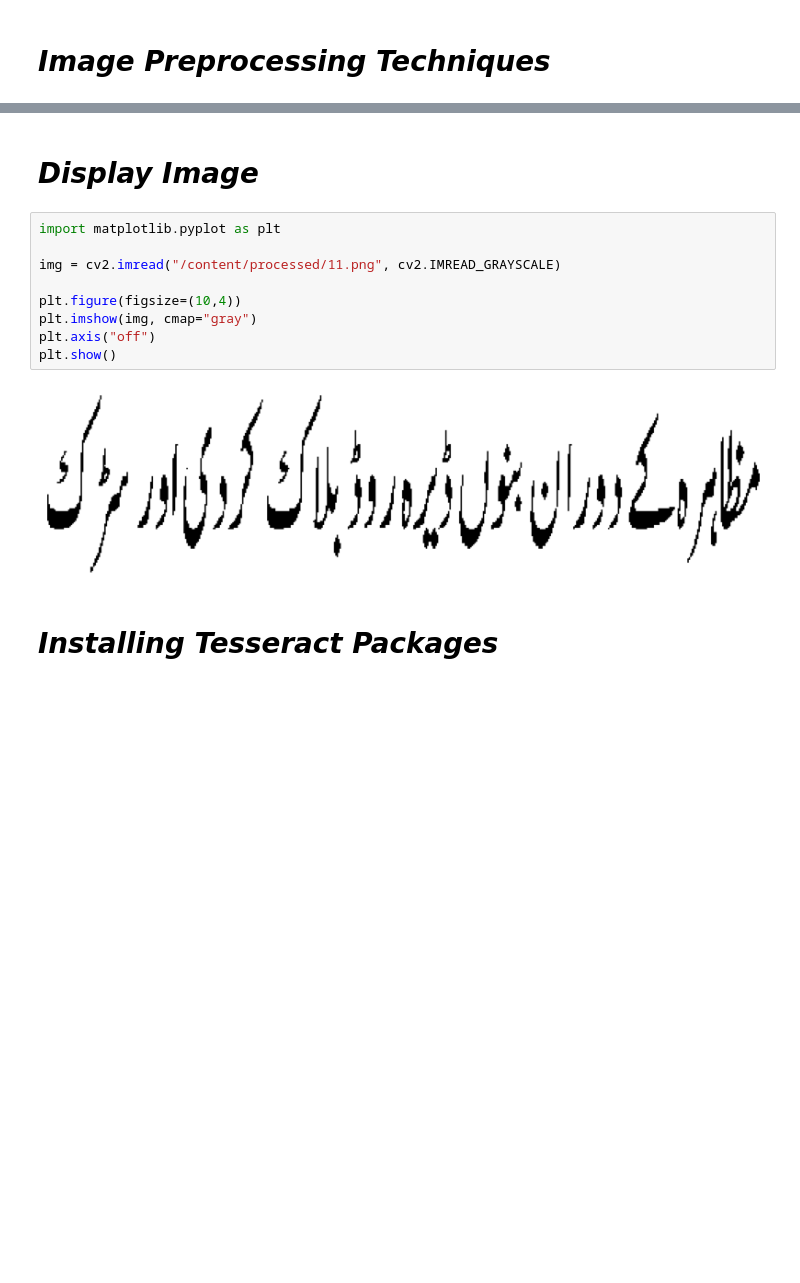
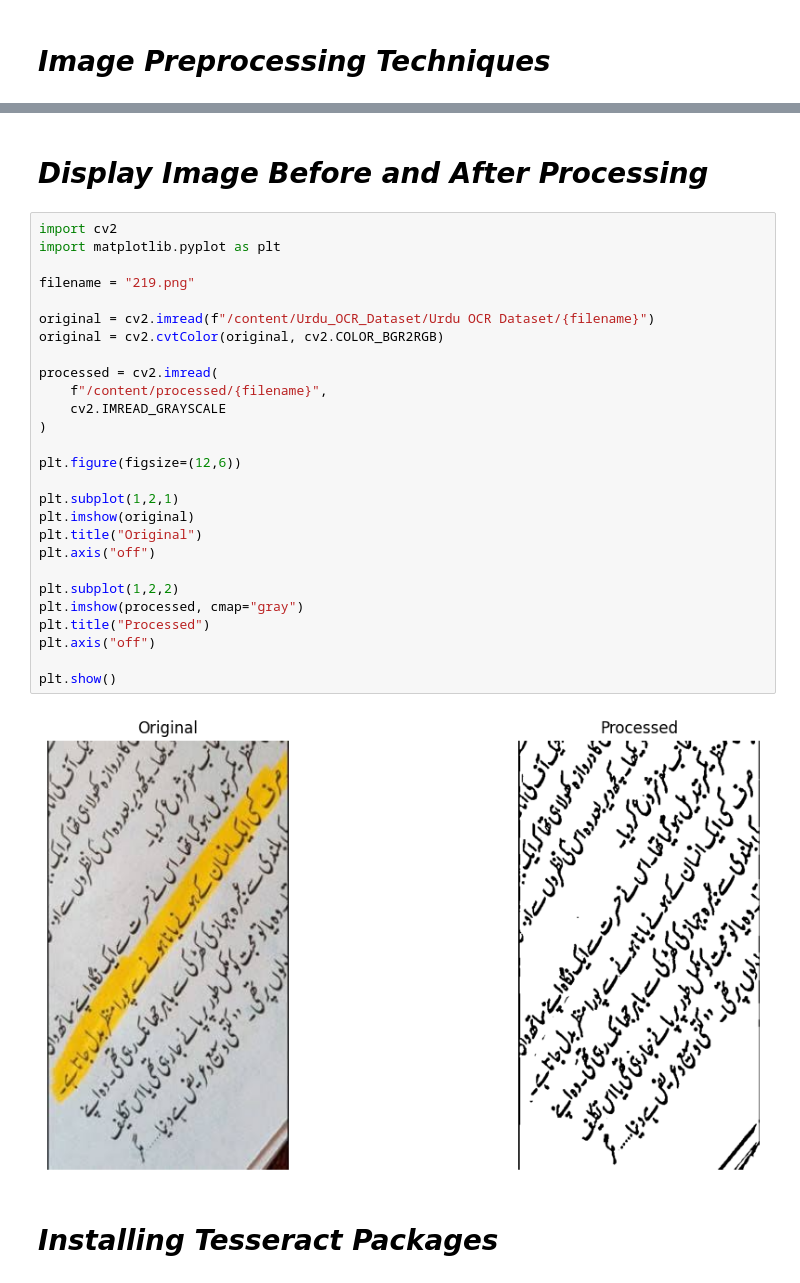
Before and after one commit to GitGirlie27/urdu-ocr-codesaviours-si26-Amna, a Jupyter notebook: SI26_Week2_Amna.ipynb, the cells around one changed output, grey strips where cells are left out. Saved outputs shown, nothing was run; the diff lists cells and outputs as text; blank space fills up the shorter version.

```diff
--- a/SI26_Week2_Amna.ipynb
+++ b/SI26_Week2_Amna.ipynb
@@ -97,16 +135,34 @@ All images have been preprocessed successfully!
 # %% [markdown]
-# *Display Image*
+# *Display Image Before and After Processing*
 # %%
+import cv2
 import matplotlib.pyplot as plt
 
-img = cv2.imread("/content/processed/11.png", cv2.IMREAD_GRAYSCALE)
+filename = "219.png"
 
-plt.figure(figsize=(10,4))
-plt.imshow(img, cmap="gray")
+original = cv2.imread(f"/content/Urdu_OCR_Dataset/Urdu OCR Dataset/{filename}")
+original = cv2.cvtColor(original, cv2.COLOR_BGR2RGB)
+
+processed = cv2.imread(
+    f"/content/processed/{filename}",
+    cv2.IMREAD_GRAYSCALE
+)
+
+plt.figure(figsize=(12,6))
+
+plt.subplot(1,2,1)
+plt.imshow(original)
+plt.title("Original")
 plt.axis("off")
+
+plt.subplot(1,2,2)
+plt.imshow(processed, cmap="gray")
+plt.title("Processed")
+plt.axis("off")
+
 plt.show()
 # %% [output]
-[figure, old version]
+[figure, new version]
 # %% [markdown]
 # *Installing Tesseract Packages*
 # %%
```
Also changed, not shown: parts of 11 cells of this notebook.
